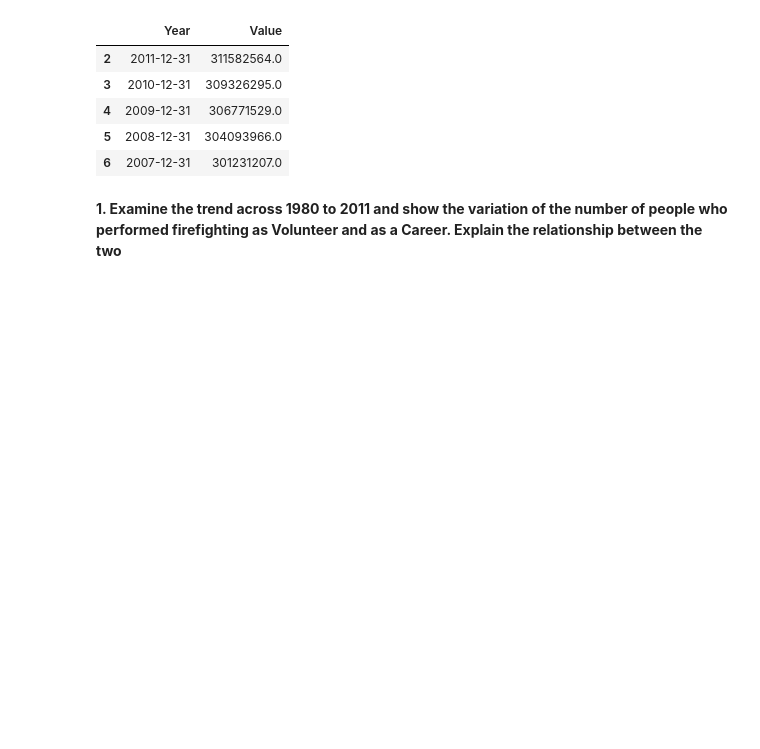
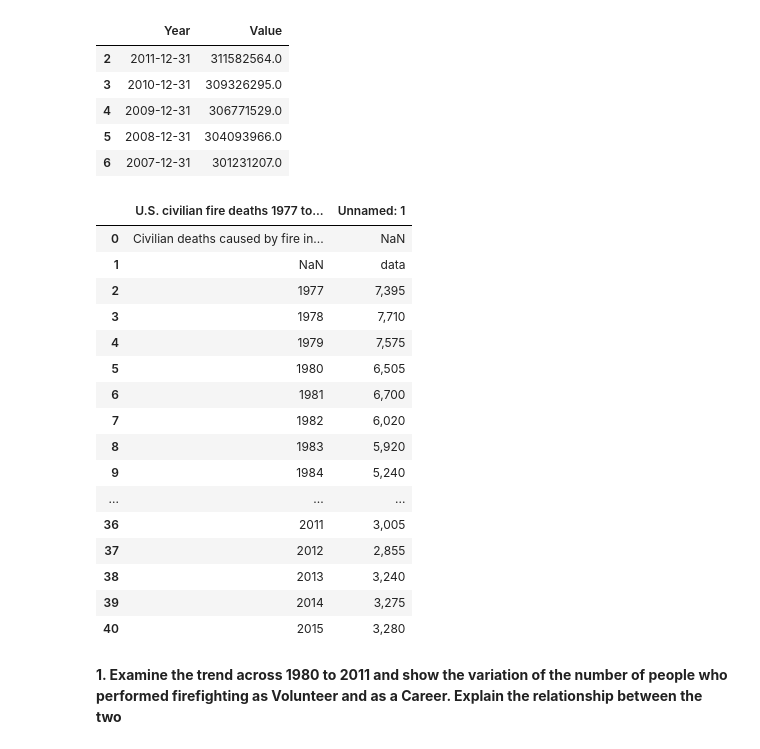
Before and after one commit to kisyular/CMSE-201, a Jupyter notebook: Semester Project Pre Analysis.ipynb, the cells around one changed output. Cells and saved outputs as stored; diff of their text form; code cells hidden in the pictures; blank space fills up the shorter version.

```diff
--- a/Semester Project Pre Analysis.ipynb
+++ b/Semester Project Pre Analysis.ipynb
@@ -19,6 +19,27 @@ us_pop.head()
 | 4 | 2009-12-31 | 306771529.0 |
 | 5 | 2008-12-31 | 304093966.0 |
 | 6 | 2007-12-31 | 301231207.0 |
+# %%
+cililianDeath = pd.read_csv("https://raw.githubusercontent.com/kisyular/CMSE-201/master/civilian-fire-deaths-1977-to-2015.csv")
+cililianDeath
+# %% [output]
+|  | U.S. civilian fire deaths 1977 to... | Unnamed: 1 |
+| 0 | Civilian deaths caused by fire in... | NaN |
+| 1 | NaN | data |
+| 2 | 1977 | 7,395 |
+| 3 | 1978 | 7,710 |
+| 4 | 1979 | 7,575 |
+| 5 | 1980 | 6,505 |
+| 6 | 1981 | 6,700 |
+| 7 | 1982 | 6,020 |
+| 8 | 1983 | 5,920 |
+| 9 | 1984 | 5,240 |
+| ... | ... | ... |
+| 36 | 2011 | 3,005 |
+| 37 | 2012 | 2,855 |
+| 38 | 2013 | 3,240 |
+| 39 | 2014 | 3,275 |
+| 40 | 2015 | 3,280 |
 # %% [markdown]
    **1. Examine the trend across 1980 to 2011 and show the variation of the number of people who performed  firefighting as Volunteer and as a Career. Explain the relationship between the two**
 # %%
```
Also changed, not shown: 2 other files.
